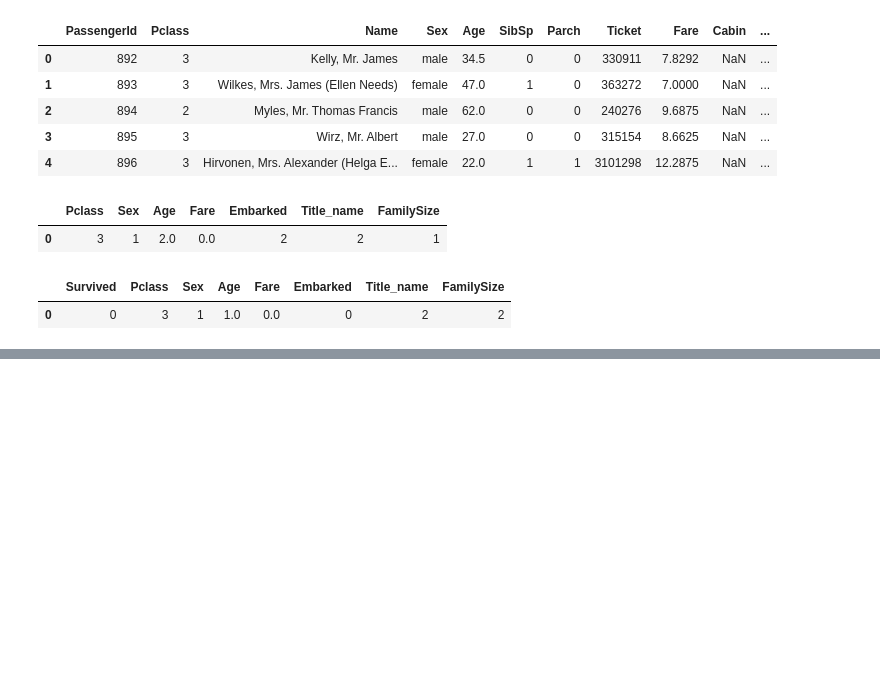
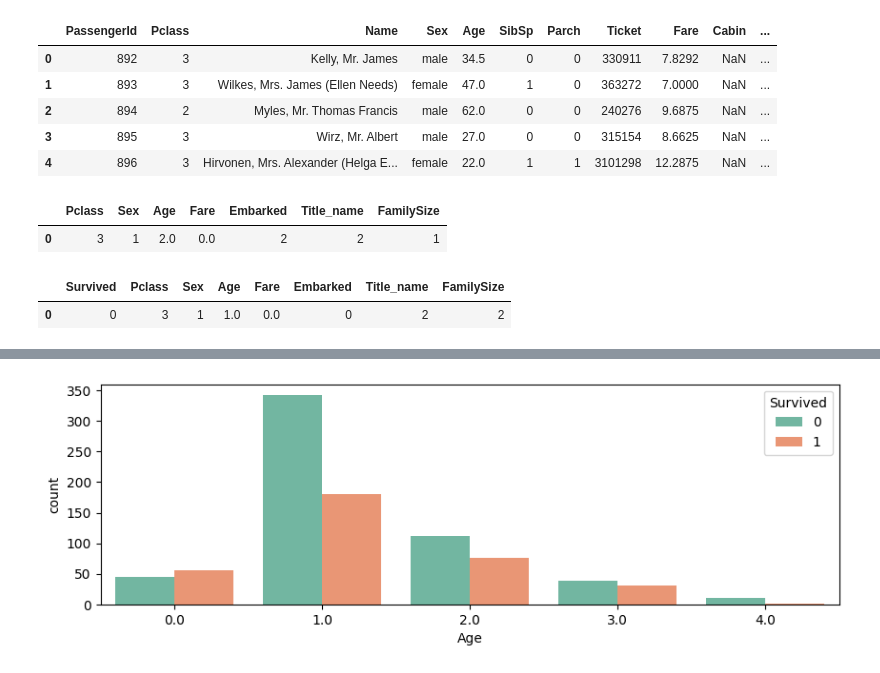
Before and after one commit to Annie-KMoon/python, a Jupyter notebook: 05.인공지능/08_타이타닉.ipynb, the cells around one changed output, grey strips where cells are left out. Saved outputs shown, nothing was run; the diff lists cells and outputs as text; code cells hidden in the pictures; blank space fills up the shorter version.

```diff
--- a/05.인공지능/08_타이타닉.ipynb
+++ b/05.인공지능/08_타이타닉.ipynb
@@ -747,3 +754,7 @@ train.head(1)
 # %% [output]
 |  | Survived | Pclass | Sex | Age | Fare | Embarked | Title_name | FamilySize |
 | 0 | 0 | 3 | 1 | 1.0 | 0.0 | 0 | 2 | 2 |
+# %%
+#그래프 그리기
+train = pd.read_csv('data/타이타닉/훈련.csv')
+train['Age'].value_counts()
@@ -749,0 +769,8 @@ train.head(1)
+# %%
+import matplotlib.pyplot as plt
+import seaborn as sns
+plt.figure(figsize=(10,3))
+sns.countplot(x='Age', hue='Survived', data=train, palette='Set2')
+plt.show()
+# %% [output]
+[figure, added]
```
Also changed, not shown: parts of 15 cells of this notebook, 2 other files.
